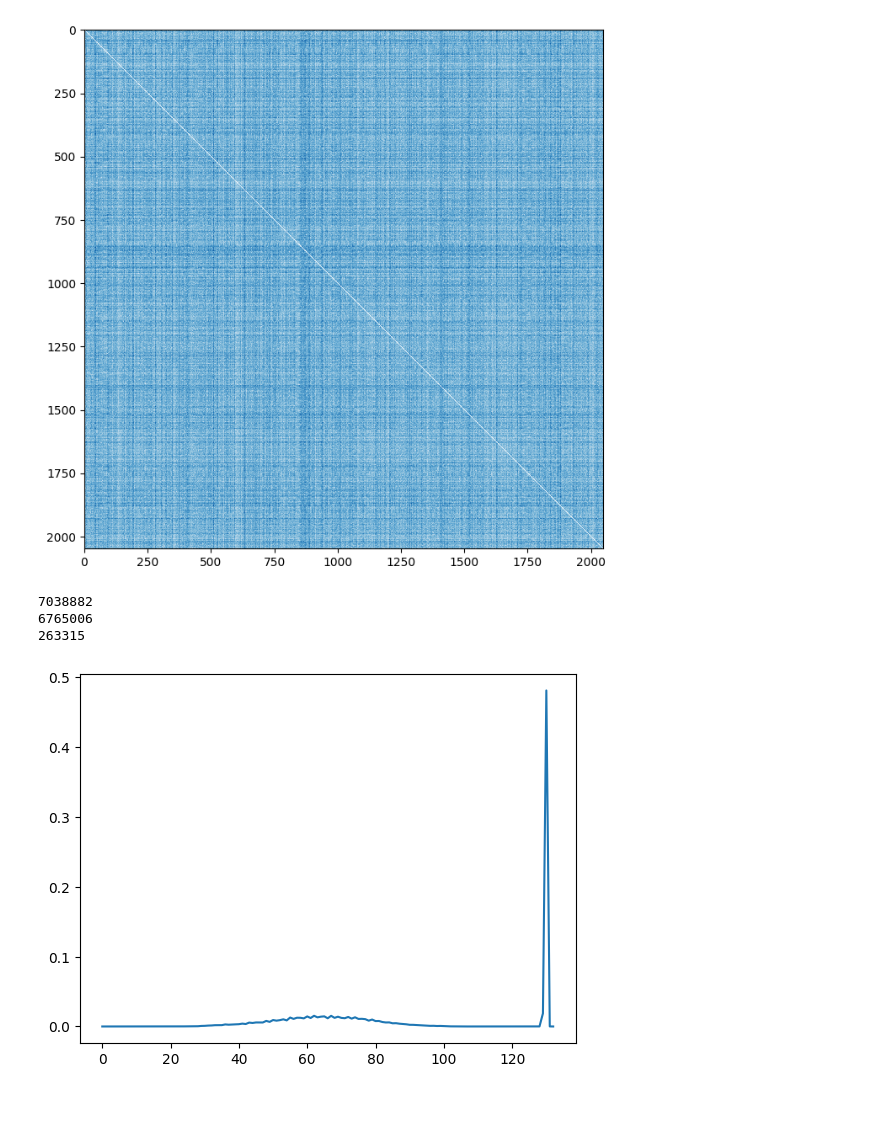
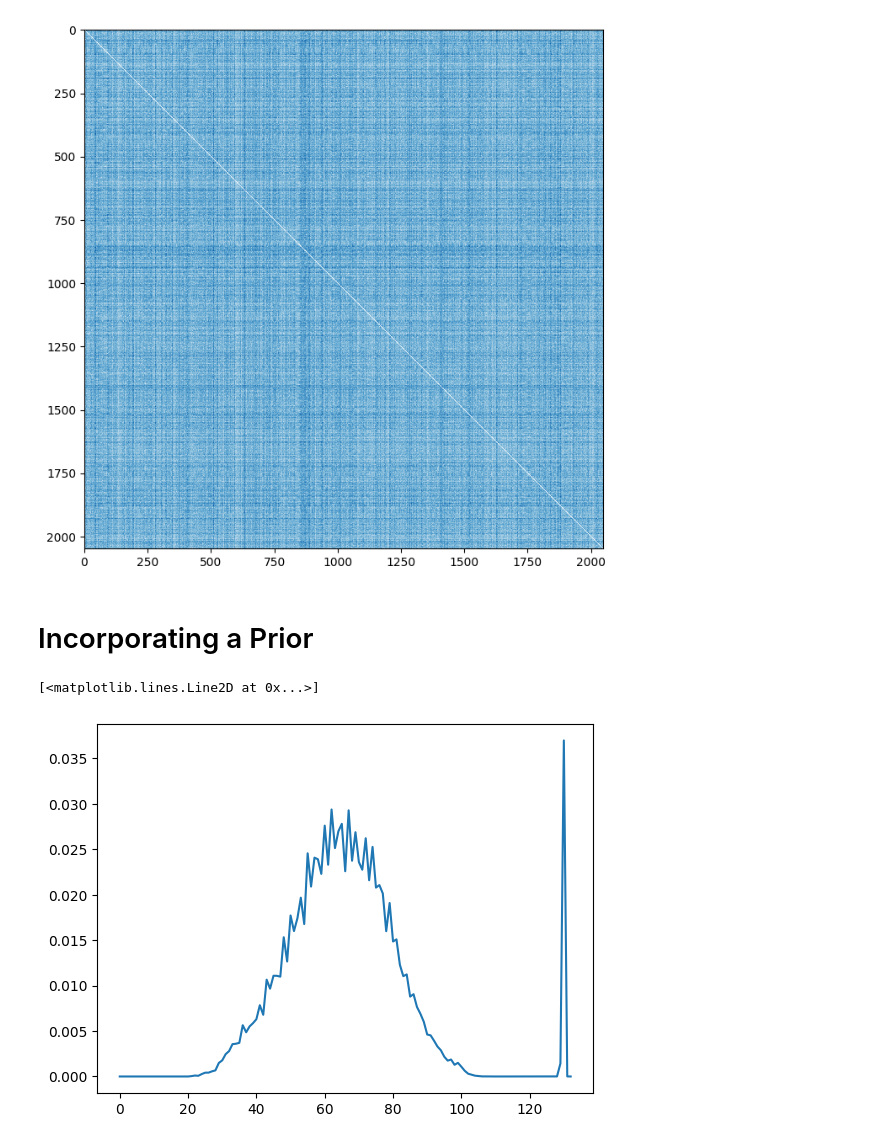
Before and after one commit to TheRealAnonymous008/ML-Playground, a Jupyter notebook: Composer/gen.ipynb, the cells around one changed output. Drawn from its saved outputs; the diff is of its cells as text; code cells hidden in the pictures; blank space fills up the shorter version.

```diff
--- a/Composer/gen.ipynb
+++ b/Composer/gen.ipynb
@@ -158,6 +158,8 @@ plt.imshow(corr, cmap='Blues', interpolation='nearest')
 plt.show()
 # %% [output]
 [figure]
+# %% [markdown]
+# Incorporating a Prior
 # %%
 import pandas as pd
 from models.data_split import MidiDataset
@@ -173,22 +175,15 @@ notes = train_midi.notes
 for N in notes:
     for note in N:
         hist[note] += 1
-# %%
-s = sum(hist[:NUM_MIDI_NOTES])
-print(s)
-
-beats = hist[VOCABULARY['BEAT']]
-print(beats)
-
-seps = hist[VOCABULARY['SEP']]
-print(seps)
-# %% [output]
-7038882
-6765006
-263315
-# %%
-prior_notes = np.array(hist) / sum(hist)
-plt.plot(prior_notes)
-np.save('prior_notes', prior_notes)
-# %% [output]
-[figure, removed]
+# %%
+prior_notes = np.array(hist, dtype = float)
+
+# Boost the weight for the notes by the number of semitones possible (12 in total up and down)
+for i in range(0, NUM_MIDI_NOTES):
+    prior_notes[i] = int(prior_notes[i] * 25)
+
+prior_notes /= np.sum(prior_notes)
+plt.plot(prior_notes)
+# %% [output]
+[<matplotlib.lines.Line2D at 0x...>]
+[figure, added]
```
Also changed, not shown: parts of 7 cells of this notebook, 2 other files.
